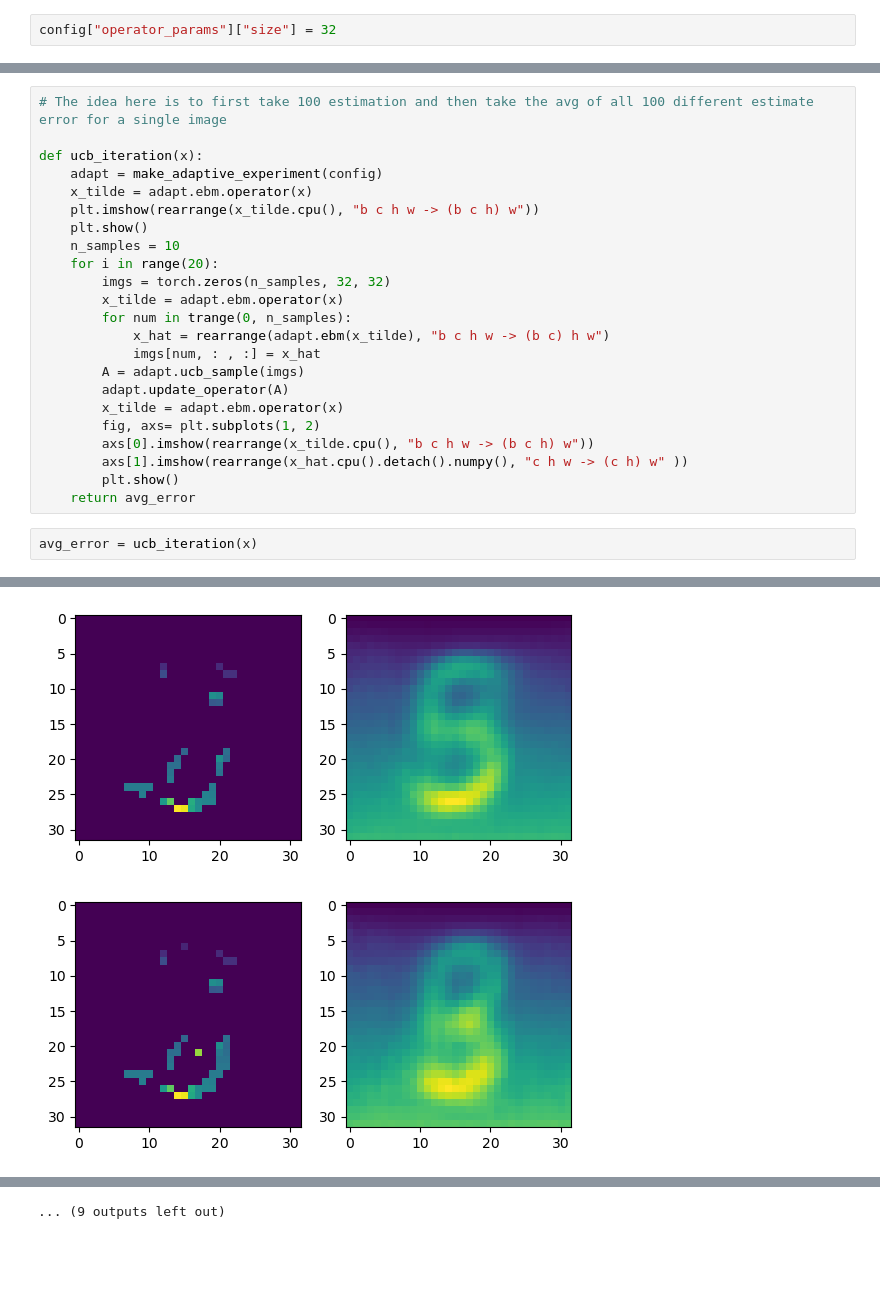
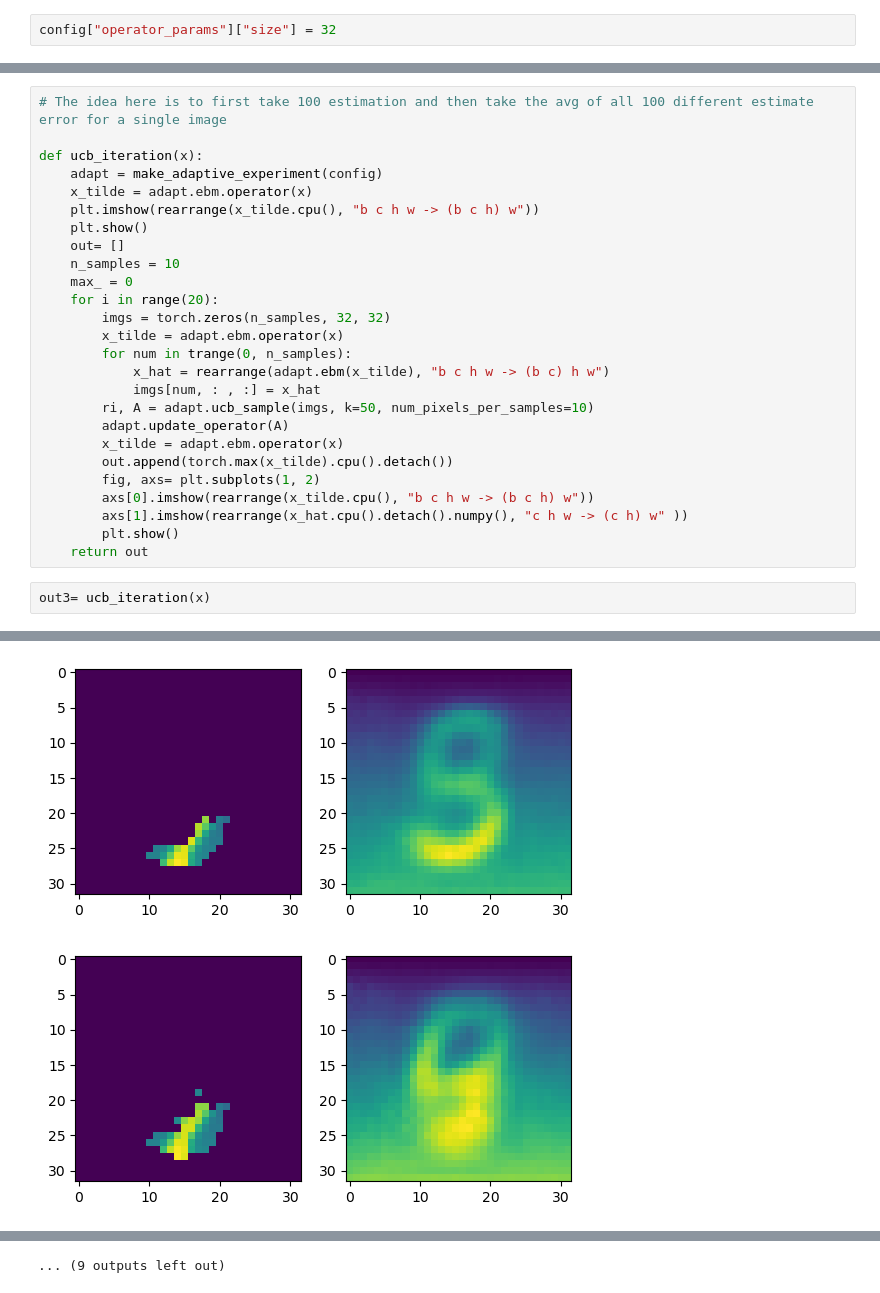
Before and after one commit to Neoanarika/inverse-probelms-urops, a Jupyter notebook: notebooks/optimisation.ipynb, the cells around one changed output, grey strips where cells are left out. Cells and saved outputs as stored; diff of their text form; blank space fills up the shorter version.

```diff
--- a/notebooks/optimisation.ipynb
+++ b/notebooks/optimisation.ipynb
@@ -101,22 +140,25 @@ def ucb_iteration(x):
     x_tilde = adapt.ebm.operator(x)
     plt.imshow(rearrange(x_tilde.cpu(), "b c h w -> (b c h) w"))
     plt.show()
+    out= []
     n_samples = 10
+    max_ = 0
     for i in range(20):
         imgs = torch.zeros(n_samples, 32, 32)
         x_tilde = adapt.ebm.operator(x)
         for num in trange(0, n_samples):
             x_hat = rearrange(adapt.ebm(x_tilde), "b c h w -> (b c) h w")
             imgs[num, : , :] = x_hat
-        A = adapt.ucb_sample(imgs)
+        ri, A = adapt.ucb_sample(imgs, k=50, num_pixels_per_samples=10)
         adapt.update_operator(A)
         x_tilde = adapt.ebm.operator(x)
+        out.append(torch.max(x_tilde).cpu().detach())
         fig, axs= plt.subplots(1, 2)
         axs[0].imshow(rearrange(x_tilde.cpu(), "b c h w -> (b c h) w"))
         axs[1].imshow(rearrange(x_hat.cpu().detach().numpy(), "c h w -> (c h) w" ))
         plt.show()
-    return avg_error
+    return out
 # %%
-avg_error = ucb_iteration(x)
+out3= ucb_iteration(x)
 # %% [output]
 [figure]
@@ -126,2 +168,2 @@ avg_error = ucb_iteration(x)
-[figure, old version]
+[figure, new version]
-[figure, old version]
+[figure, new version]
```
Also changed, not shown: parts of 17 cells of this notebook, 1 other file.
